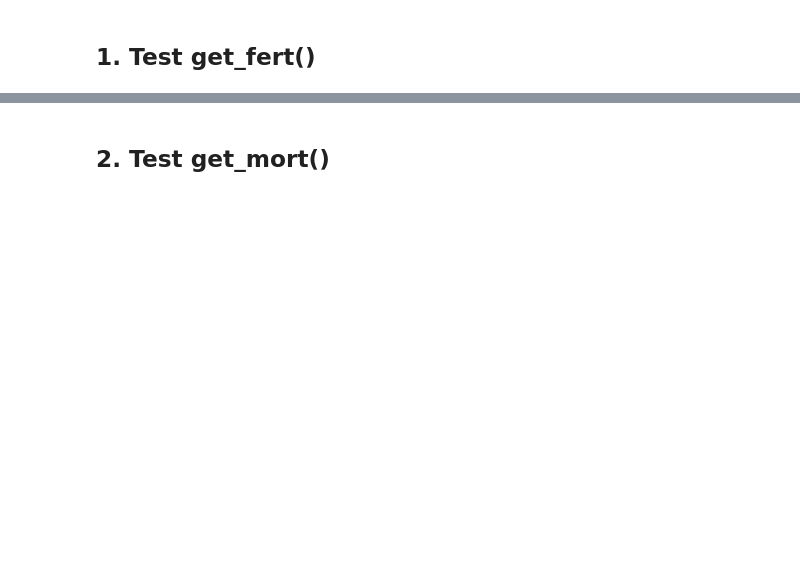
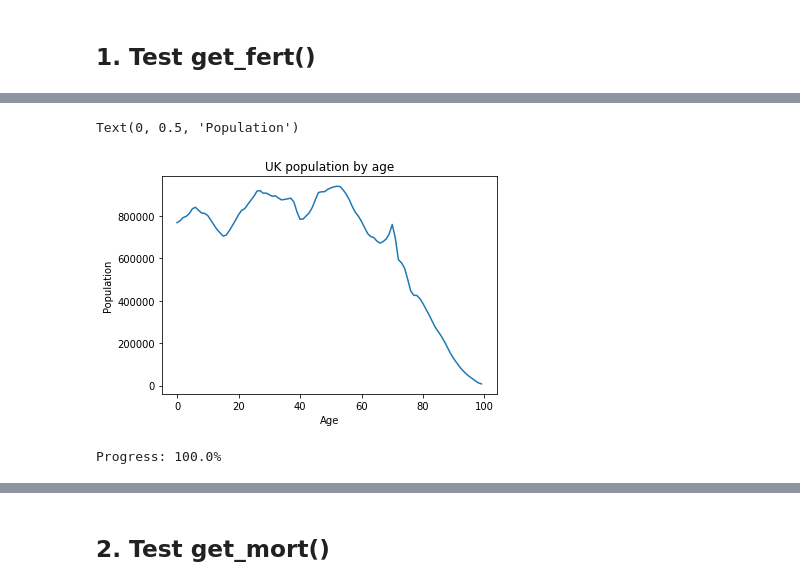
Before and after one commit to PSLmodels/OG-UK, a Jupyter notebook: oguk/OGUKdemog.ipynb, the cells around one changed output, grey strips where cells are left out. Saved outputs shown, nothing was run; the diff lists cells and outputs as text; code cells hidden in the pictures; blank space fills up the shorter version.

```diff
--- a/oguk/OGUKdemog.ipynb
+++ b/oguk/OGUKdemog.ipynb
@@ -7,3 +11,18 @@ from oguk import demographics as dmg
 import matplotlib.pyplot as plt
 # %% [markdown]
 ## 1. Test get_fert()
+# %%
+# Test Eurostat download info
+Country = "UK"
+Year = 2018
+StartPeriod = Year
+EndPeriod = Year
+filter_pars = {"GEO": [Country]}
+df_pop = eurostat.get_sdmx_data_df(
+    "demo_pjan",
+    StartPeriod,
+    EndPeriod,
+    filter_pars,
+    flags=True,
+    verbose=True
+)
@@ -9,0 +63,17 @@ import matplotlib.pyplot as plt
+# %%
+indexNames = df_pop[
+    (df_pop["AGE"] == "TOTAL")
+    | (df_pop["AGE"] == "UNK")
+    | (df_pop["AGE"] == "Y_OPEN")].index
+df_pop.drop(indexNames, inplace=True)
+df_pop.AGE[df_pop.AGE == "Y_LT1"] = "Y0"
+df_pop["AGE"] = df_pop["AGE"].str[1:]
+df_pop = df_pop[(df_pop["SEX"] == "T")]
+Obs_status_col = str(Year) + "_OBS_STATUS"
+df_pop = df_pop.drop(
+    columns=["UNIT", "SEX", "GEO", "FREQ", Obs_status_col]
+)
+df_pop = df_pop.astype(float)
+df_pop = df_pop.sort_values(by=["AGE"])
+# %%
+df_pop.rename(columns={2018: "POP"}, inplace=True)
@@ -9,0 +96,19 @@ import matplotlib.pyplot as plt
+# %%
+plt.plot(df_pop['AGE'], df_pop['POP'])
+plt.title('UK population by age')
+plt.xlabel('Age')
+plt.ylabel('Population')
+# %% [output]
+Text(0, 0.5, 'Population')
+[figure, added]
+# %%
+df_fert = eurostat.get_sdmx_data_df(
+    "demo_fasec",
+    StartPeriod,
+    EndPeriod,
+    filter_pars,
+    flags=True,
+    verbose=True,
+)
+# %% [output]
+Progress: 100.0%
```
Also changed, not shown: parts of 18 cells of this notebook.
